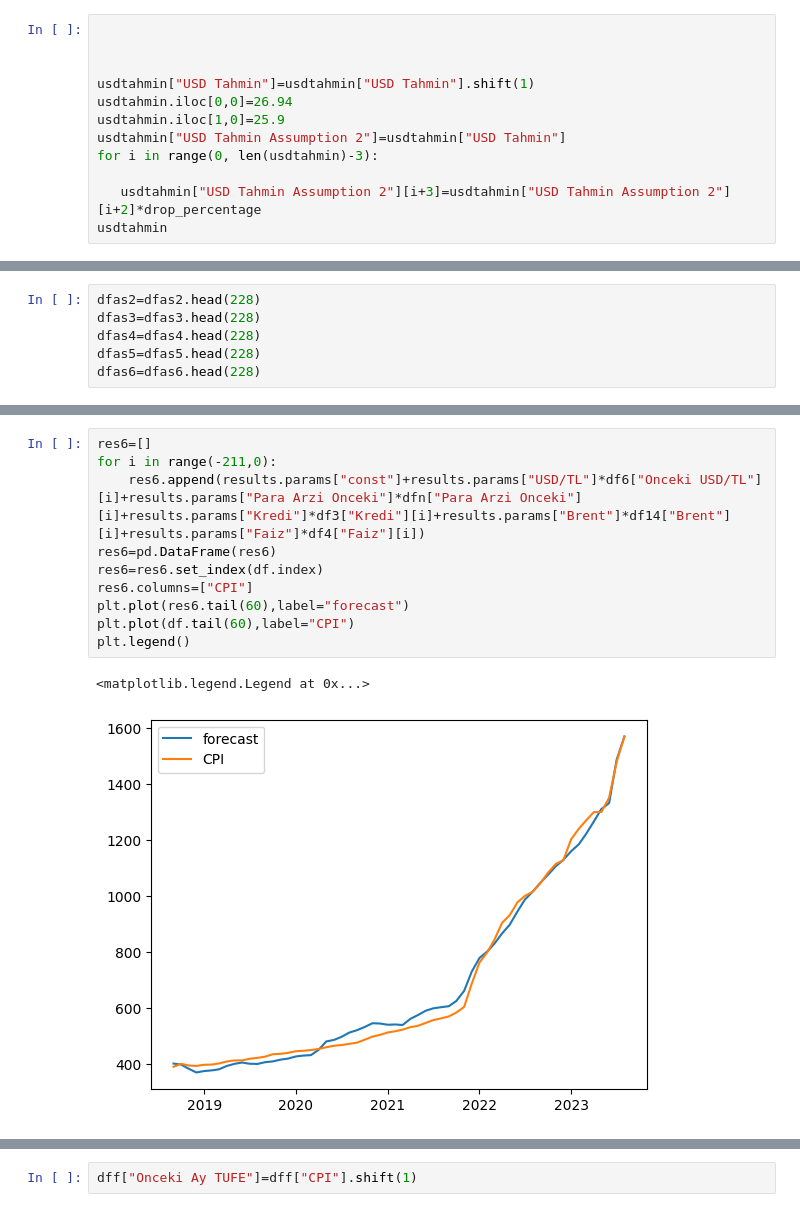
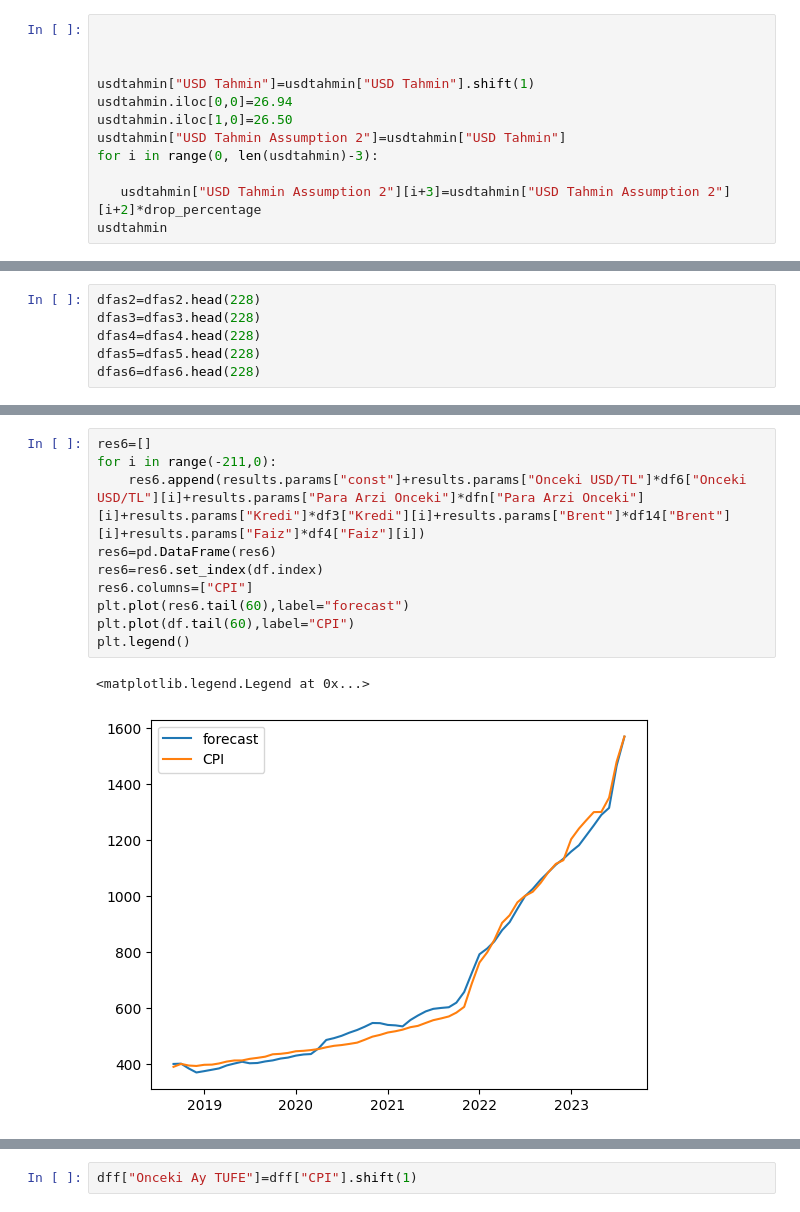
Before and after one commit to kaboya19/InflationForecast, a Jupyter notebook: InflationForecast.ipynb, the cells around one changed output, grey strips where cells are left out. Drawn from its saved outputs; the diff is of its cells as text.

```diff
--- a/InflationForecast.ipynb
+++ b/InflationForecast.ipynb
@@ -839,7 +839,7 @@ usdtahmin
 
 usdtahmin["USD Tahmin"]=usdtahmin["USD Tahmin"].shift(1)
 usdtahmin.iloc[0,0]=26.94
-usdtahmin.iloc[1,0]=25.9
+usdtahmin.iloc[1,0]=26.50
 usdtahmin["USD Tahmin Assumption 2"]=usdtahmin["USD Tahmin"]
 for i in range(0, len(usdtahmin)-3):
 
@@ -1293,16 +1308,16 @@ plt.show()
 # %%
 res6=[]
 for i in range(-211,0):
-    res6.append(results.params["const"]+results.params["USD/TL"]*df6["Onceki USD/TL"][i]+results.params["Para Arzi Onceki"]*dfn["Para Arzi Onceki"][i]+results.params["Kredi"]*df3["Kredi"][i]+results.params["Brent"]*df14["Brent"][i]+results.params["Faiz"]*df4["Faiz"][i])
+    res6.append(results.params["const"]+results.params["Onceki USD/TL"]*df6["Onceki USD/TL"][i]+results.params["Para Arzi Onceki"]*dfn["Para Arzi Onceki"][i]+results.params["Kredi"]*df3["Kredi"][i]+results.params["Brent"]*df14["Brent"][i]+results.params["Faiz"]*df4["Faiz"][i])
 res6=pd.DataFrame(res6)
 res6=res6.set_index(df.index)
 res6.columns=["CPI"]
 plt.plot(res6.tail(60),label="forecast")
 plt.plot(df.tail(60),label="CPI")
 plt.legend()
 # %% [output]
 <matplotlib.legend.Legend at 0x...>
-[figure, old version]
+[figure, new version]
 # %%
 res6['onceki_yil_tufe'] = res6['CPI'].shift(12)
 
```
Also changed, not shown: parts of 11 cells of this notebook.
